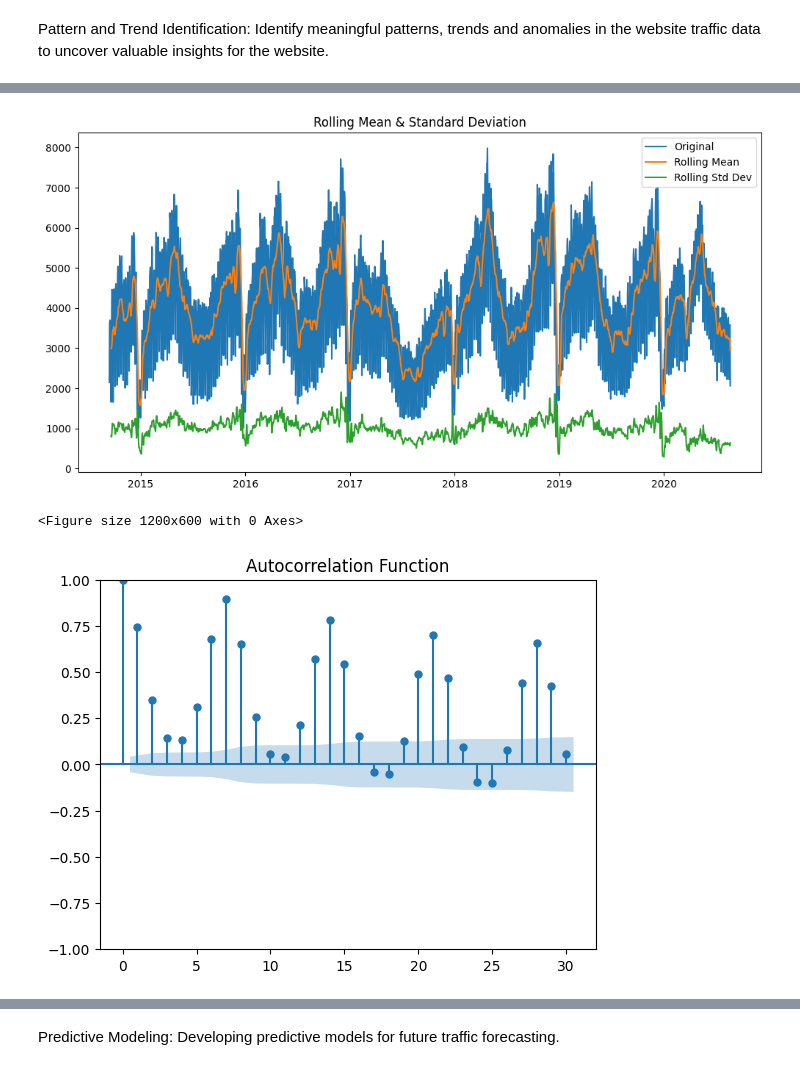
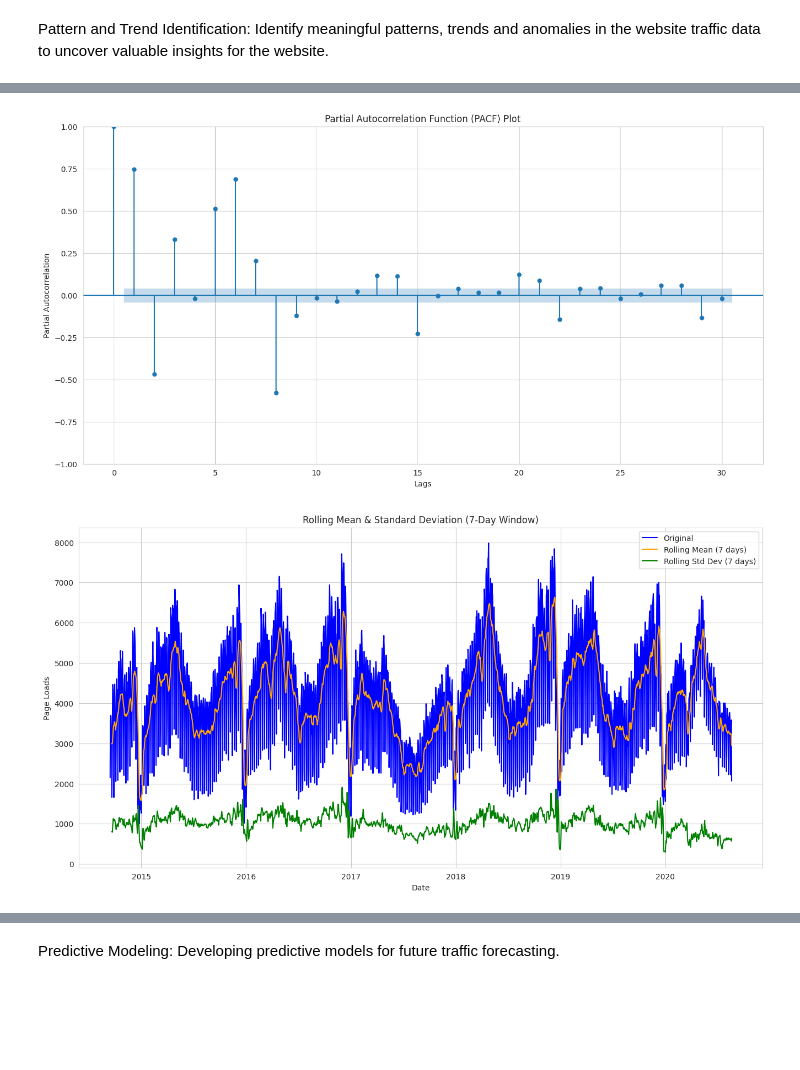
Before and after one commit to prosperjohn9/web_traffic_analysis, a Jupyter notebook: WebTrafficAnalysis.ipynb, the cells around one changed output, grey strips where cells are left out. Drawn from its saved outputs; the diff is of its cells as text; code cells hidden in the pictures; blank space fills up the shorter version.

```diff
--- a/WebTrafficAnalysis.ipynb
+++ b/WebTrafficAnalysis.ipynb
@@ -106,0 +190,12 @@ Silhouette Score: 0.54459801707506
+# %%
+# Set the aesthetic style of the plots
+sns.set_style("whitegrid")
+
+# Plotting Page Loads over time (Time Series Plot)
+plt.figure(figsize=(16, 8))
+plt.plot(data['Date'], data['Page.Loads'], label='Page Loads')
+plt.title('Web Traffic Trends Over Time')
+plt.xlabel('Date')
+plt.ylabel('Number of Page Loads')
+plt.legend()
+plt.show()
@@ -109,39 +267,36 @@ Pattern and Trend Identification: Identify meaningful patterns, trends and anoma
+# %%
+# PACF plot
+fig, ax = plt.subplots(figsize=(16, 8))
+plot_pacf(data['Page.Loads'], lags=30, ax=ax)
+
+# Label the axes
+ax.set_xlabel('Lags')
+ax.set_ylabel('Partial Autocorrelation')
+ax.set_title('Partial Autocorrelation Function (PACF) Plot')
+
+# Show the plot
+plt.show()
+# %% [output]
+[figure, added]
 # %%
 # Rolling Statistics for Trend Analysis
-rolling_window = 7  # 7 days window for weekly trend analysis
+rolling_window = 7  # 7-day window for weekly trend analysis
 data['Rolling_Mean'] = data['Page.Loads'].rolling(window=rolling_window).mean()
 data['Rolling_Std'] = data['Page.Loads'].rolling(window=rolling_window).std()
 
-# Plotting original 'Page Loads' along with rolling mean and standard deviation
-plt.figure(figsize=(12, 6))
-plt.plot(data['Date'], data['Page.Loads'], label='Original')
-plt.plot(data['Date'], data['Rolling_Mean'], label='Rolling Mean')
-plt.plot(data['Date'], data['Rolling_Std'], label='Rolling Std Dev')
+# Plot the original 'Page Loads' along with rolling mean and standard deviation
+plt.figure(figsize=(16, 8))
+plt.plot(data.index, data['Page.Loads'], label='Original', color='blue')
+plt.plot(data.index, data['Rolling_Mean'], label='Rolling Mean (7 days)', color='orange')
+plt.plot(data.index, data['Rolling_Std'], label='Rolling Std Dev (7 days)', color='green')
 plt.legend(loc='best')
-plt.title('Rolling Mean & Standard Deviation')
+
+# Label the axes and add a title
+plt.xlabel('Date')
+plt.ylabel('Page Loads')
+plt.title('Rolling Mean & Standard Deviation (7-Day Window)')
+
+# Show the plot
 plt.show()
-
-# Autocorrelation and Partial Autocorrelation Plots
-plt.figure(figsize=(12, 6))
-plot_acf(data['Page.Loads'], lags=30)
-plt.title('Autocorrelation Function')
-plot_pacf(data['Page.Loads'], lags=30)
-plt.title('Partial Autocorrelation Function')
-plt.show()
-
-# Anomaly Detection (Z-Score Method)
-data['Z_Score'] = (data['Page.Loads'] - data['Page.Loads'].mean()) / data['Page.Loads'].std()
-data['Anomaly_Z'] = data['Z_Score'].apply(lambda x: 'Anomaly' if np.abs(x) > 3 else 'Normal')
-
-# Plotting the anomalies
-plt.figure(figsize=(12, 6))
-plt.plot(data['Date'], data['Page.Loads'], label='Page Loads')
-anomalies = data[data['Anomaly_Z'] == 'Anomaly']
-plt.scatter(anomalies['Date'], anomalies['Page.Loads'], color='red', label='Anomalies')
-plt.legend(loc='best')
-plt.title('Detected Anomalies in Page Loads (Z_Score Method)')
-plt.show()
 # %% [output]
-[figure, old version]
+[figure, new version]
-<Figure size 1200x600 with 0 Axes>
-[figure, removed]
```
Also changed, not shown: parts of 44 cells of this notebook.
